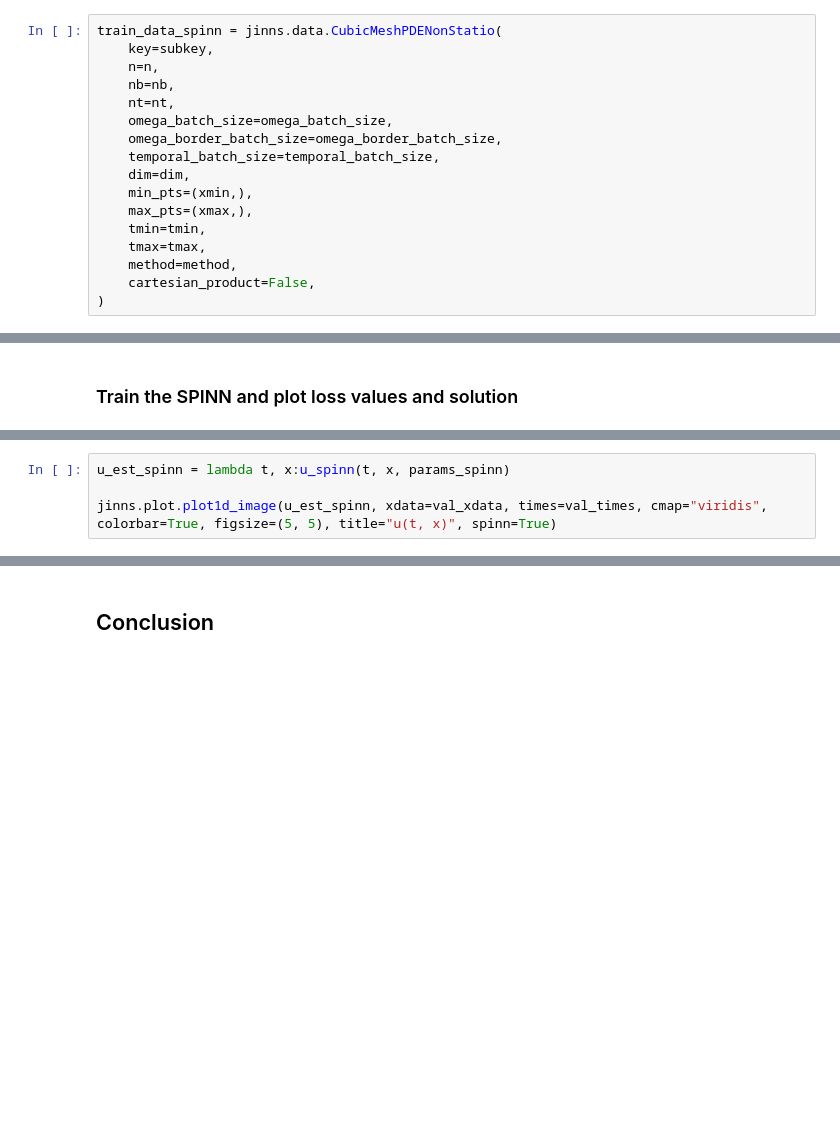
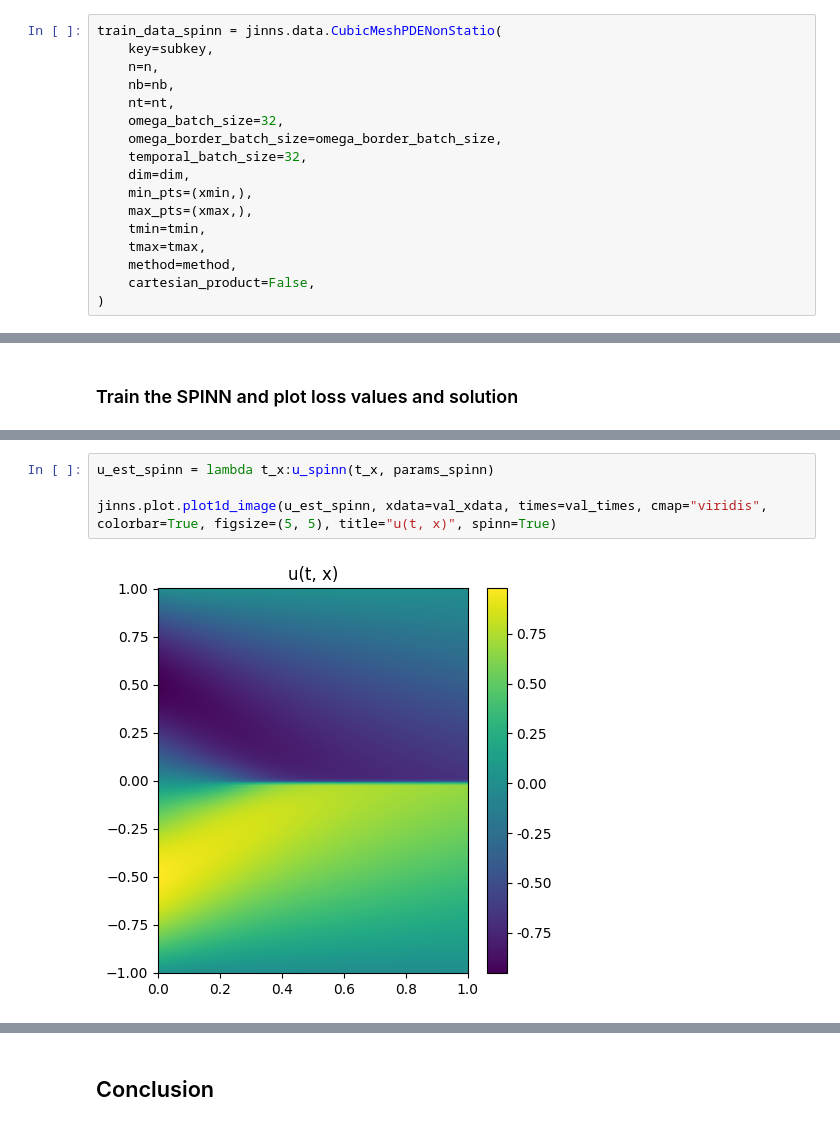
Before and after one commit to mia-jinns/jinns, a Jupyter notebook: Notebooks/PDE/1D_non_stationary_Burger.ipynb, the cells around one changed output, grey strips where cells are left out. Drawn from its saved outputs; the diff is of its cells as text; blank space fills up the shorter version.

Commit message:
update SPINNs for non stationary case that is now concatenated

```diff
--- a/Notebooks/PDE/1D_non_stationary_Burger.ipynb
+++ b/Notebooks/PDE/1D_non_stationary_Burger.ipynb
@@ -109,9 +109,9 @@ train_data_spinn = jinns.data.CubicMeshPDENonStatio(
     n=n,
     nb=nb,
     nt=nt,
-    omega_batch_size=omega_batch_size,
+    omega_batch_size=32,
     omega_border_batch_size=omega_border_batch_size,
-    temporal_batch_size=temporal_batch_size,
+    temporal_batch_size=32,
     dim=dim,
     min_pts=(xmin,),
     max_pts=(xmax,),
@@ -255,7 +287,9 @@ plt.show()
 # %%
-u_est_spinn = lambda t, x:u_spinn(t, x, params_spinn)
+u_est_spinn = lambda t_x:u_spinn(t_x, params_spinn)
 
 jinns.plot.plot1d_image(u_est_spinn, xdata=val_xdata, times=val_times, cmap="viridis", colorbar=True, figsize=(5, 5), title="u(t, x)", spinn=True)
+# %% [output]
+[figure, added]
 # %%
 time_slices = [0, 0.2, 0.4, 0.75, 0.95, 1.]
 jinns.plot.plot1d_slice(u_est_spinn, xdata=val_xdata, time_slices=time_slices, spinn=True,  figsize=(5, 5))
```
Also changed, not shown: parts of 10 cells of this notebook, 7 other files.
